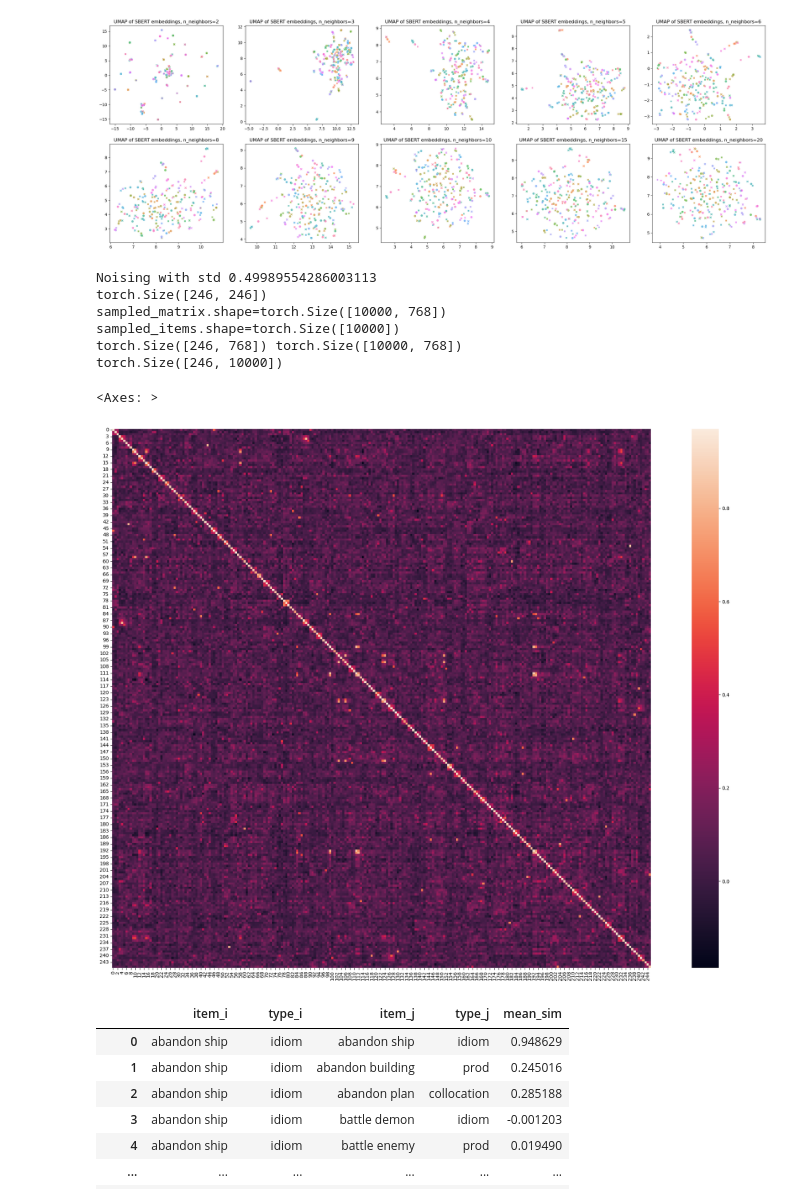
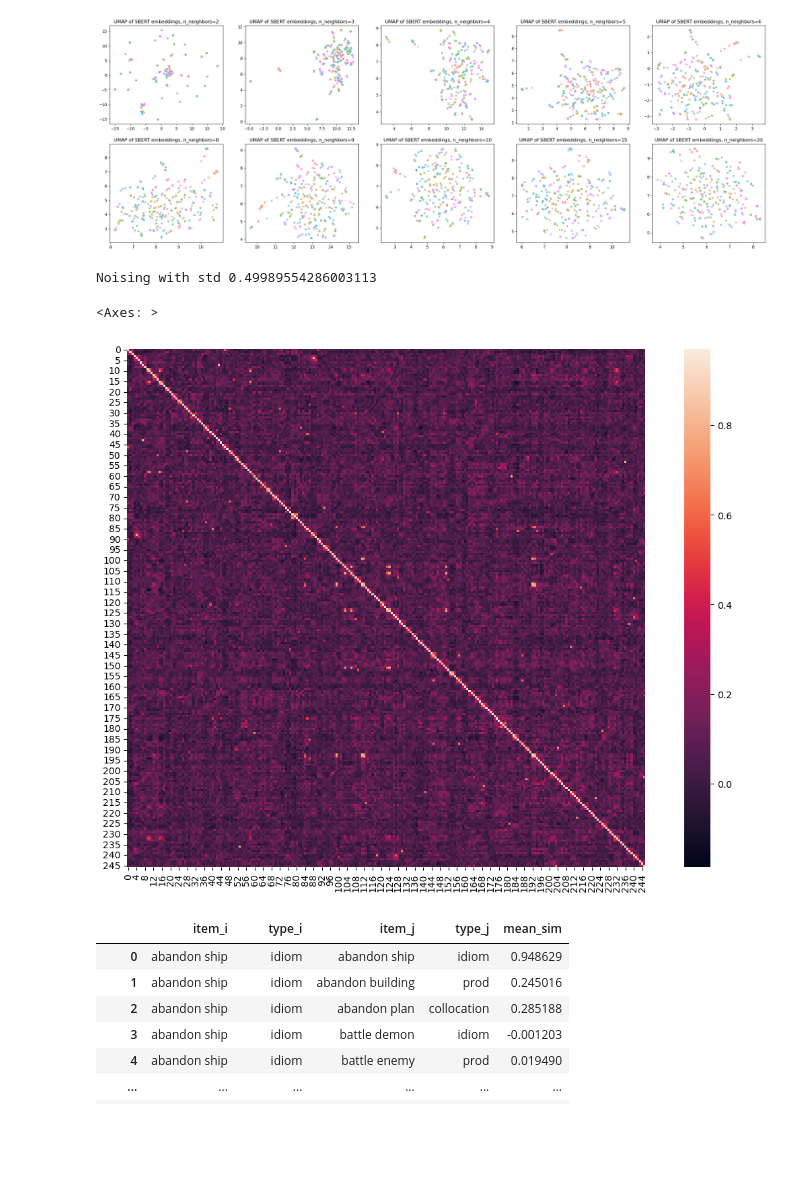
Before and after one commit to psydelle/minerva2, a Jupyter notebook: analysis/minerva_analyses.ipynb, the cells around one changed output. Cells and saved outputs as stored; diff of their text form; code cells hidden in the pictures; blank space fills up the shorter version.

```diff
--- a/analysis/minerva_analyses.ipynb
+++ b/analysis/minerva_analyses.ipynb
@@ -189,7 +189,7 @@ def get_sampled_matrix(embeddings, frequencies, M=10000, forget_prob=0.6, seed=N
     sampled_freqs = torch.cat(
         (
             torch.arange(n_items),
-            torch.multinomial(frequencies, sample_k, replacement=True),
+            torch.multinomial(frequencies, sample_k, replacement=True, generator=torch_generator),
         )
     )
     matrix = embeddings[sampled_freqs]
@@ -255,51 +255,35 @@ def get_mean_sims(probe_matrix_sims, sampled_items, n_items):
 # %%
 DO_LOG_FREQ = False
 
-def get_minerva_matrix_and_sims(df_expanded, forget_prob=0.8, M=10000, seed=0):
-    item_embeddings = torch.tensor(df_expanded["vec"].tolist())
-    item_freq = torch.tensor(df_expanded["fitem"].tolist()).float()
+def get_minerva_matrix_and_sims(item_embeddings, item_freq, forget_prob=0.8, M=10000, seed=0):
     if DO_LOG_FREQ:
         item_freq = torch.log10(item_freq)
 
     sampled_matrix, sampled_items = get_sampled_matrix(
         item_embeddings,
         item_freq,
         M=M,
         forget_prob=forget_prob,
         seed=seed,
     )
-
-    probe_matrix_sims = get_query_sims(item_embeddings, sampled_matrix)
-    n_items = len(item_embeddings)
-    pairwise_agg_sims, data_df = get_mean_sims(probe_matrix_sims, sampled_items, n_items)
-
-    print(pairwise_agg_sims.shape)
-    return sampled_matrix, sampled_items, pairwise_agg_sims, data_df
-
-sampled_matrix, sampled_items, pairwise_agg_sims, df_agg_sims = get_minerva_matrix_and_sims(
-    df_expanded, forget_prob=0.8, M=10000, seed=0
-)
-
-DO_LOG_FREQ = False
+    return sampled_matrix, sampled_items
 
 item_embeddings = torch.tensor(df_expanded["vec"].tolist())
-print(f"{sampled_matrix.shape=}")
-print(f"{sampled_items.shape=}")
-print(item_embeddings.shape, sampled_matrix.shape)
+item_freq = torch.tensor(df_expanded["fitem"].tolist()).float()
 
+sampled_matrix, sampled_items = get_minerva_matrix_and_sims(
+    item_embeddings, item_freq, forget_prob=0.8, M=10000, seed=0
+)
 probe_matrix_sims = get_query_sims(item_embeddings, sampled_matrix)
-print(probe_matrix_sims.shape)
+n_items = len(item_embeddings)
+pairwise_agg_sims, df_agg_sims = get_mean_sims(probe_matrix_sims, sampled_items, n_items)
+
 fig, ax = plt.subplots(figsize=(15,10))
 sns.heatmap(pairwise_agg_sims, ax=ax, square=True)
 # %% [output]
 Noising with std 0.49989554286003113
-torch.Size([246, 246])
-sampled_matrix.shape=torch.Size([10000, 768])
-sampled_items.shape=torch.Size([10000])
-torch.Size([246, 768]) torch.Size([10000, 768])
-torch.Size([246, 10000])
 <Axes: >
-[figure, old version]
+[figure, new version]
 # %%
 df_agg_sims
 # %% [output]
```
Also changed, not shown: parts of 16 cells of this notebook, 1 other file.
